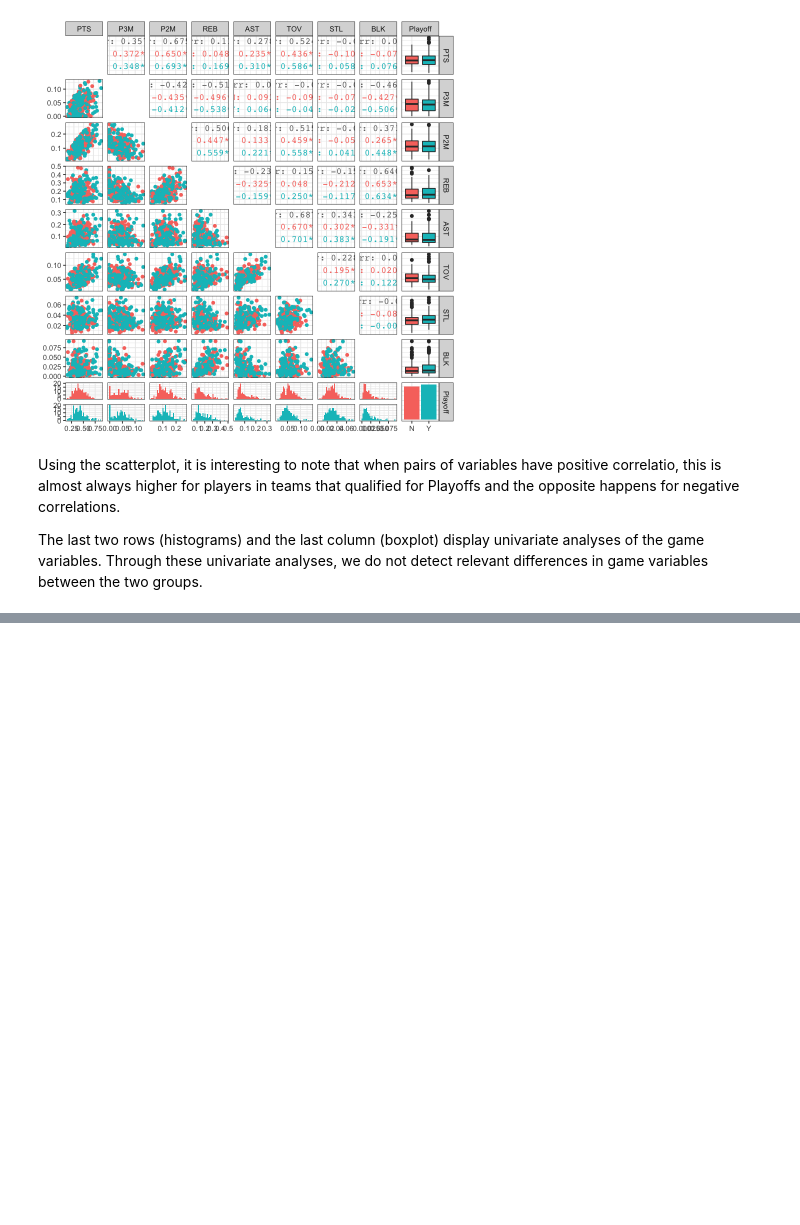
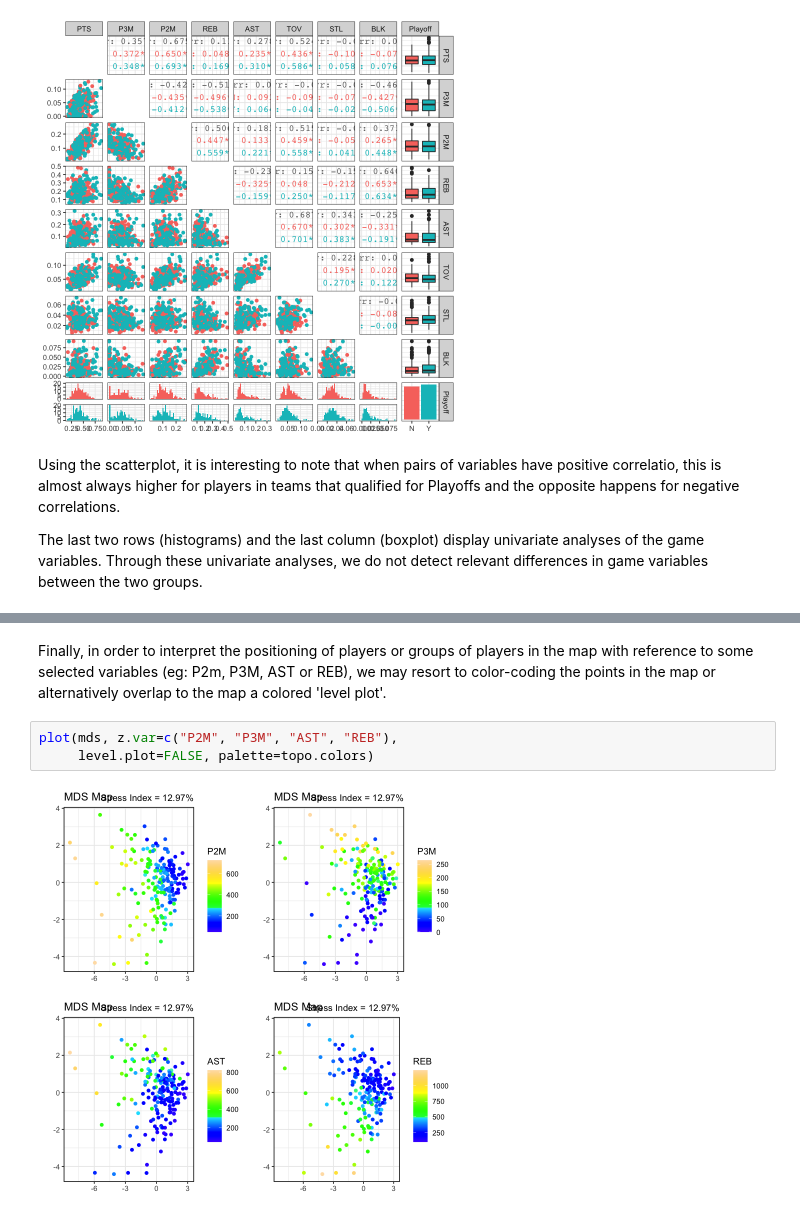
Before and after one commit to rajansawhney/basketball-data-science, a Jupyter notebook: notebooks/02-discovering-patterns-in-data.ipynb, the cells around one changed output, grey strips where cells are left out. Cells and saved outputs as stored; diff of their text form; blank space fills up the shorter version.

```diff
--- a/notebooks/02-discovering-patterns-in-data.ipynb
+++ b/notebooks/02-discovering-patterns-in-data.ipynb
@@ -537,0 +632,7 @@ The last two rows (histograms) and the last column (boxplot) display univariate
+# %% [markdown]
+Finally, in order to interpret the positioning of players or groups of players in the map with reference to some selected variables (eg: P2m, P3M, AST or REB), we may resort to color-coding the points in the map or alternatively overlap to the map a colored 'level plot'.
+# %%
+plot(mds, z.var=c("P2M", "P3M", "AST", "REB"),
+     level.plot=FALSE, palette=topo.colors)
+# %% [output]
+[figure, added]
```
Also changed, not shown: parts of 20 cells of this notebook.
